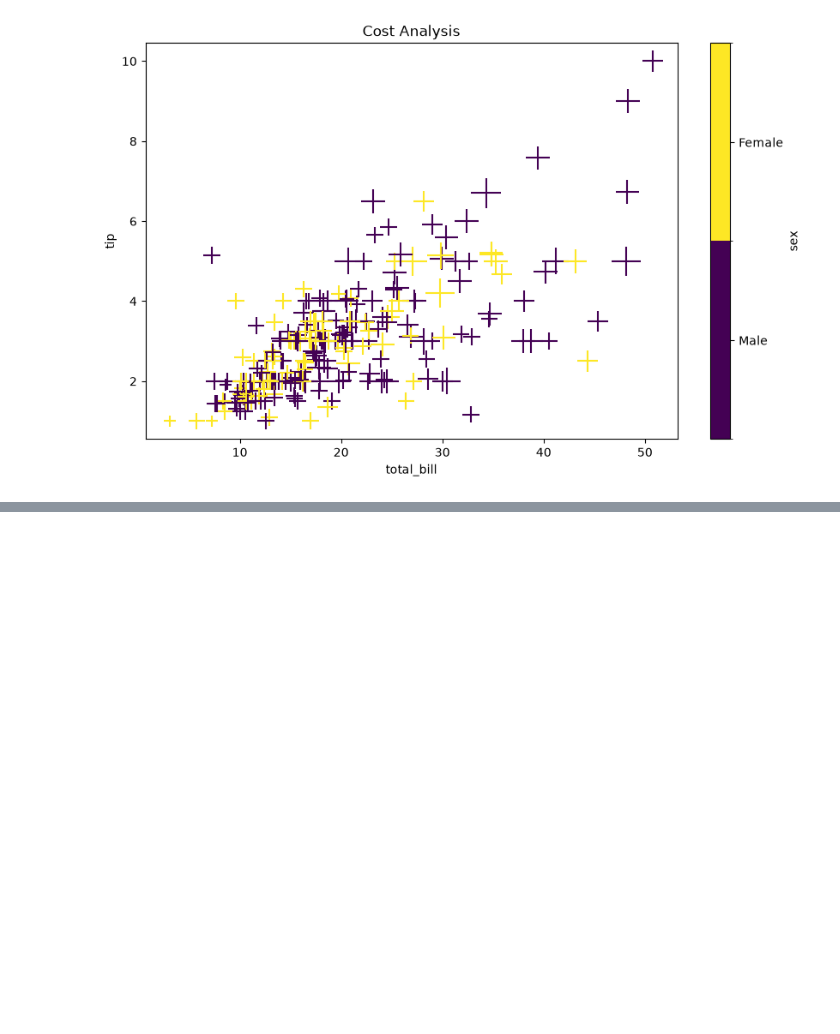
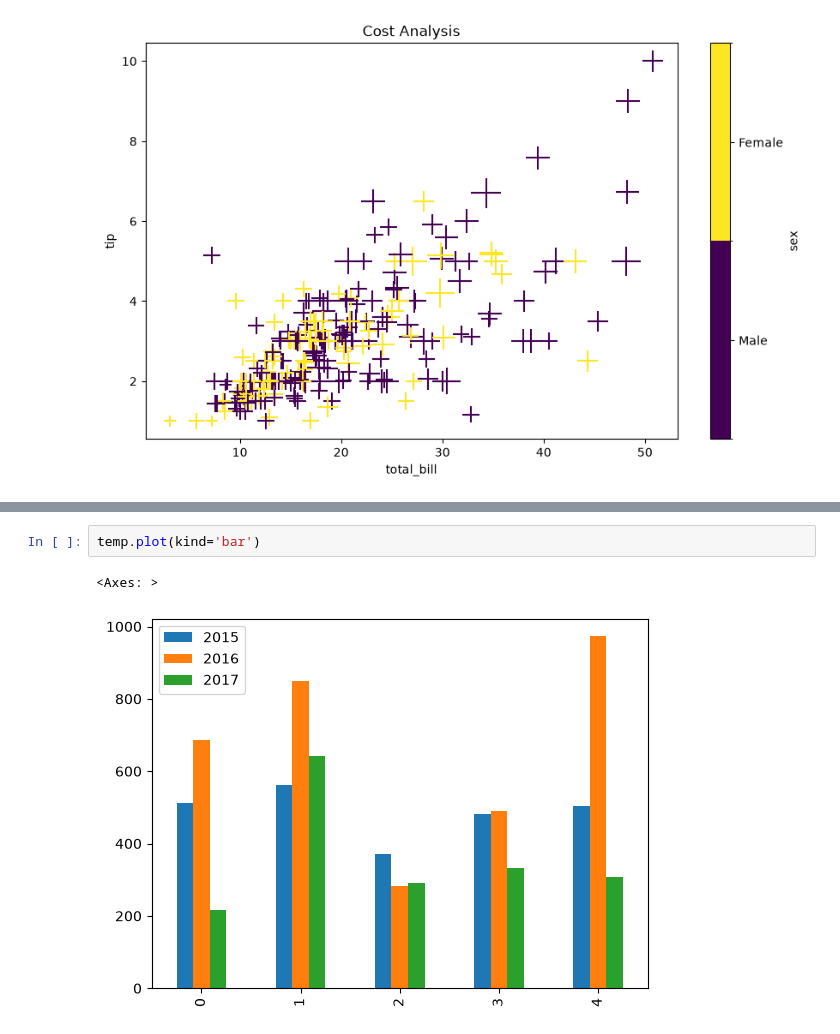
Before and after one commit to rabiuldiu30/Advanced-Matplotlib, a Jupyter notebook: advanced-matplotlib.ipynb, the cells around one changed output, grey strips where cells are left out. Saved outputs shown, nothing was run; the diff lists cells and outputs as text; blank space fills up the shorter version.

```diff
--- a/advanced-matplotlib.ipynb
+++ b/advanced-matplotlib.ipynb
@@ -363,0 +386,5 @@ tips.plot(
+# %%
+temp.plot(kind='bar')
+# %% [output]
+<Axes: >
+[figure, added]
```
Also changed, not shown: parts of 4 cells of this notebook.
